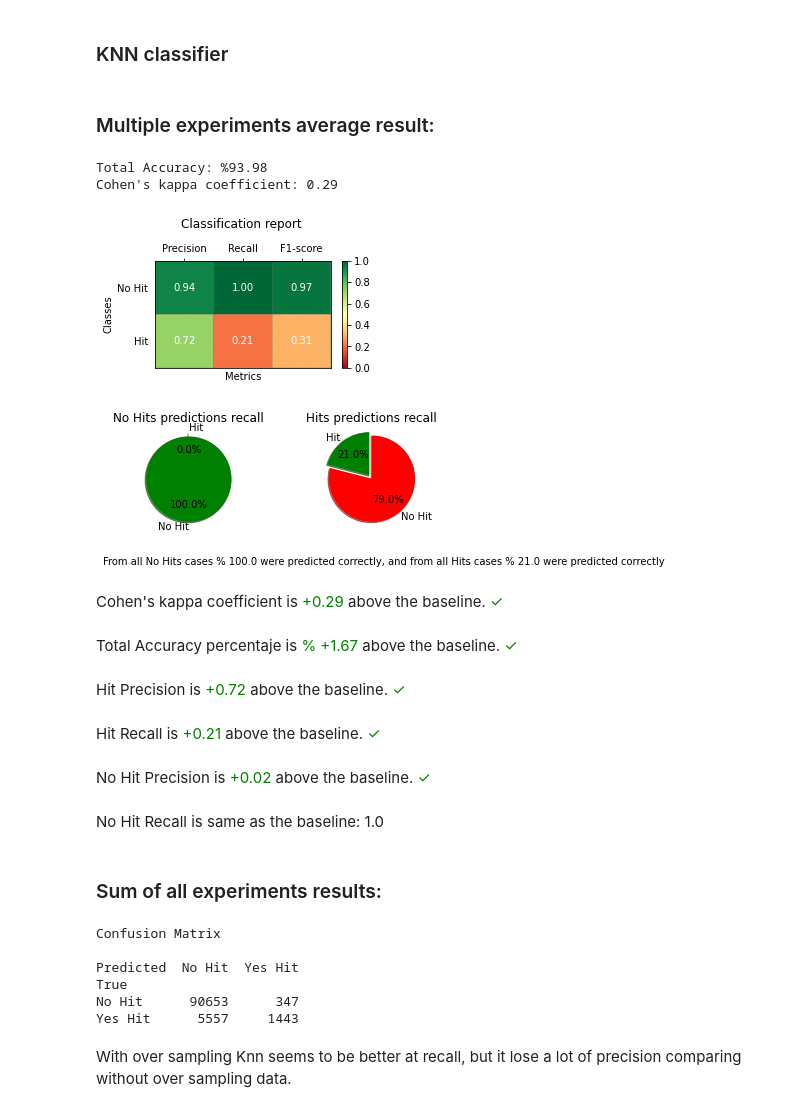
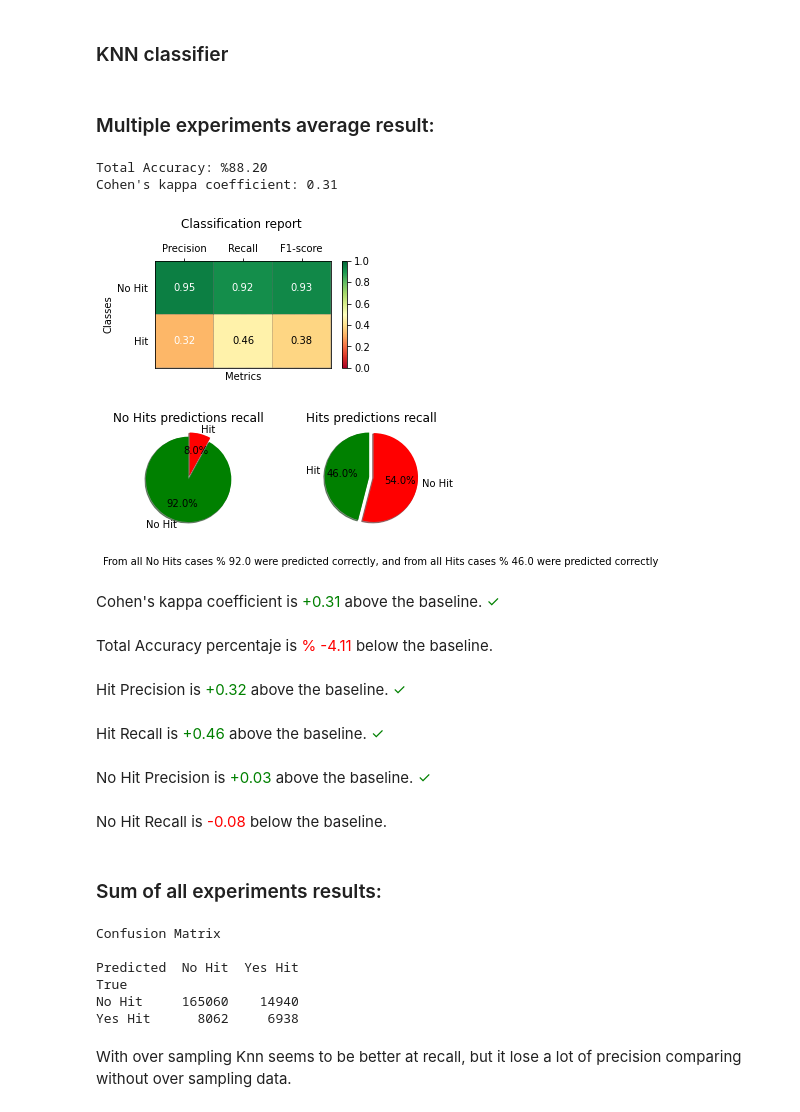
Before and after one commit to jcostamagna/tesisPresentacion, a Jupyter notebook: Thesis_baseline_comparision.ipynb, the cells around one changed output. Saved outputs shown, nothing was run; the diff lists cells and outputs as text; code cells hidden in the pictures.

```diff
--- a/Thesis_baseline_comparision.ipynb
+++ b/Thesis_baseline_comparision.ipynb
@@ -274,8 +273,8 @@ from imblearn.over_sampling import RandomOverSampler
 def random_over_sampler_split(test_size):
     ros = RandomOverSampler()
     X_train, X_test, y_train, y_test = train_test_split(X, Y, test_size=test_size, stratify=Y)
-    #X_resampled, y_resampled = ros.fit_sample(X_train, y_train)
-    X_resampled, y_resampled = X_train, y_train
+    X_resampled, y_resampled = ros.fit_sample(X_train, y_train)
+    #X_resampled, y_resampled = X_train, y_train
     return X_resampled, X_test, y_resampled, y_test
 
 def print_over_sampling_fuction(split_function, test_size):
@@ -305,28 +304,28 @@ This algorith was ignore because results were worst than before (without over sa
 # %% [markdown]
 ### KNN classifier
 # %%
-knn = KNeighborsClassifier(n_neighbors = 4)
+knn = KNeighborsClassifier(n_neighbors = 3)
 
-repite_model_predict_algorithm(knn.fit, knn.predict, 1000, 0.2, random_over_sampler_split)
+repite_model_predict_algorithm(knn.fit, knn.predict, 1000, 0.4, random_over_sampler_split)
 # %% [output]
 <h3>Multiple experiments average result:</h3>
-Total Accuracy: %93.98
-Cohen's kappa coefficient: 0.29
+Total Accuracy: %88.20
+Cohen's kappa coefficient: 0.31
-[figure, old version]
+[figure, new version]
-[figure, old version]
+[figure, new version]
-Cohen's kappa coefficient is <span style="color:green"> +0.29</span> above the baseline. 	 <span style="color:green">✓</span>
+Cohen's kappa coefficient is <span style="color:green"> +0.31</span> above the baseline. 	 <span style="color:green">✓</span>
-Total Accuracy percentaje is <span style="color:green">% +1.67</span> above the baseline. 	 <span style="color:green">✓</span>
+Total Accuracy percentaje is <span style="color:red">% -4.11</span> below the baseline.
-Hit Precision is <span style="color:green"> +0.72</span> above the baseline. 	 <span style="color:green">✓</span>
+Hit Precision is <span style="color:green"> +0.32</span> above the baseline. 	 <span style="color:green">✓</span>
-Hit Recall is <span style="color:green"> +0.21</span> above the baseline. 	 <span style="color:green">✓</span>
+Hit Recall is <span style="color:green"> +0.46</span> above the baseline. 	 <span style="color:green">✓</span>
-No Hit Precision is <span style="color:green"> +0.02</span> above the baseline. 	 <span style="color:green">✓</span>
+No Hit Precision is <span style="color:green"> +0.03</span> above the baseline. 	 <span style="color:green">✓</span>
-No Hit Recall is same as the baseline:  1.0
+No Hit Recall is <span style="color:red"> -0.08</span> below the baseline.
 <h3>Sum of all experiments results:</h3>
 Confusion Matrix
 
 Predicted  No Hit  Yes Hit
 True
-No Hit      90653      347
-Yes Hit      5557     1443
+No Hit     165060    14940
+Yes Hit      8062     6938
 # %% [markdown]
 With over sampling Knn seems to be better at recall, but it lose a lot of precision comparing without over sampling data.
 # %% [markdown]
```
Also changed, not shown: parts of 39 cells of this notebook.
